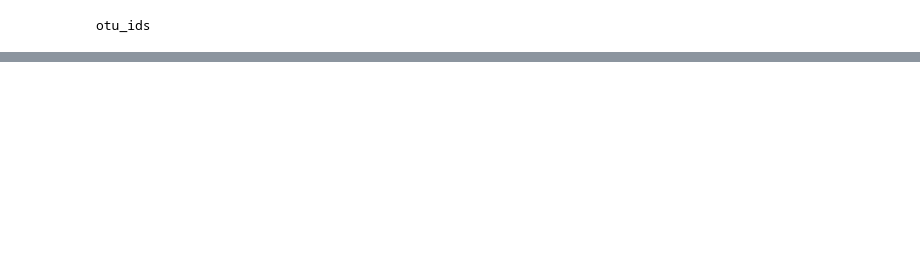
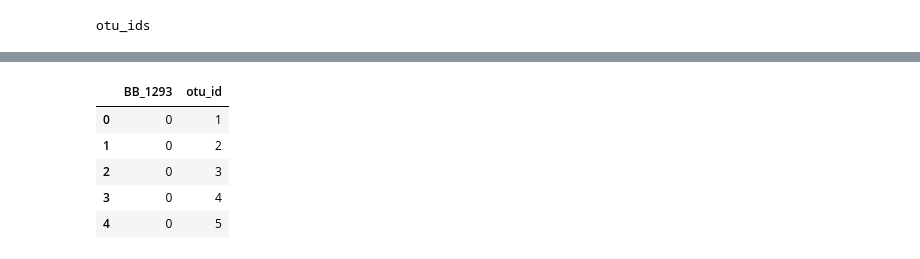
Before and after one commit to ABFdata/Homework, a Jupyter notebook: BellyButtonBio/Generators/bbb_andy_query.ipynb, the cells around one changed output, grey strips where cells are left out. Drawn from its saved outputs; the diff is of its cells as text; code cells hidden in the pictures; blank space fills up the shorter version.

```diff
--- a/BellyButtonBio/Generators/bbb_andy_query.ipynb
+++ b/BellyButtonBio/Generators/bbb_andy_query.ipynb
@@ -251,0 +314,11 @@ sample_sort.head(10)
+# %%
+# everytime we change sample_random, the data frame should filter to that SAMPLEID
+# *****do not copy into app.py*****
+bbb_samplesDF_filter.head()
+# %% [output]
+|  | BB_1293 | otu_id |
+| 0 | 0 | 1 |
+| 1 | 0 | 2 |
+| 2 | 0 | 3 |
+| 3 | 0 | 4 |
+| 4 | 0 | 5 |
```
Also changed, not shown: parts of 43 cells of this notebook, 4 other files.
